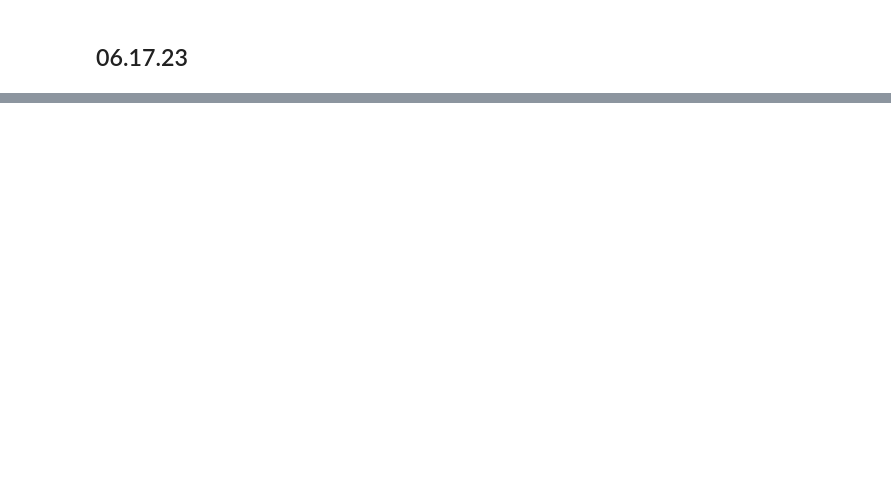
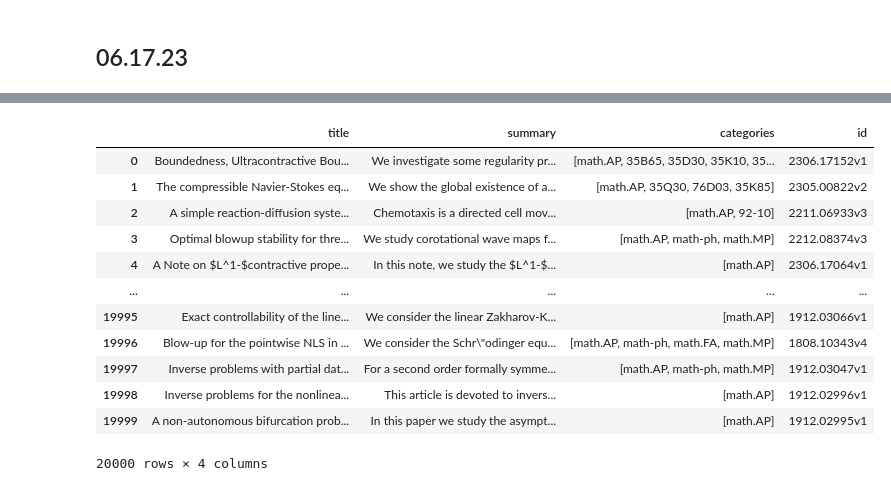
Before and after one commit to Michael-Geis/Fritz, a Jupyter notebook: collection.ipynb, the cells around one changed output, grey strips where cells are left out. Drawn from its saved outputs; the diff is of its cells as text; code cells hidden in the pictures; blank space fills up the shorter version.

Commit message:
see 6.29 log notes for these changes

```diff
--- a/collection.ipynb
+++ b/collection.ipynb
@@ -615,3 +615,32 @@ clean_data.head()
 | 2 | A sparse approximation of the Lie... | The aim of this paper is to prese... | [Virginie Ehrlacher, Luca Nenna] | None | NaN |
 | 3 | Stationarity and Fredholm theory ... | In a recent paper, we proved that... | [Oliver Petersen, András Vasy] | [Wave equation, Scattering theory... | NaN |
 | 4 | Remarks on paper "Two-term spectr... | In this note, by pointing out sev... | [Genqian Liu] | None | NaN |
+# %%
+import data_storage
+import importlib
+importlib.reload(data_storage)
+
+
+data = data_storage.ArXivData()
+
+max_results = 20000
+offset = 0
+data.load_from_query(query_string='cat:math.AP',
+                     max_results=max_results,
+                     offset=offset,
+                     )
+data.data
+# %% [output]
+|  | title | summary | categories | id |
+| 0 | Boundedness, Ultracontractive Bou... | We investigate some regularity pr... | [math.AP, 35B65, 35D30, 35K10, 35... | 2306.17152v1 |
+| 1 | The compressible Navier-Stokes eq... | We show the global existence of a... | [math.AP, 35Q30, 76D03, 35K85] | 2305.00822v2 |
+| 2 | A simple reaction-diffusion syste... | Chemotaxis is a directed cell mov... | [math.AP, 92-10] | 2211.06933v3 |
+| 3 | Optimal blowup stability for thre... | We study corotational wave maps f... | [math.AP, math-ph, math.MP] | 2212.08374v3 |
+| 4 | A Note on $L^1-$contractive prope... | In this note, we study the $L^1-$... | [math.AP] | 2306.17064v1 |
+| ... | ... | ... | ... | ... |
+| 19995 | Exact controllability of the line... | We consider the linear Zakharov-K... | [math.AP] | 1912.03066v1 |
+| 19996 | Blow-up for the pointwise NLS in ... | We consider the Schr\"odinger equ... | [math.AP, math-ph, math.FA, math.MP] | 1808.10343v4 |
+| 19997 | Inverse problems with partial dat... | For a second order formally symme... | [math.AP, math-ph, math.MP] | 1912.03047v1 |
+| 19998 | Inverse problems for the nonlinea... | This article is devoted to invers... | [math.AP] | 1912.02996v1 |
+| 19999 | A non-autonomous bifurcation prob... | In this paper we study the asympt... | [math.AP] | 1912.02995v1 |
+20000 rows × 4 columns
```
Also changed, not shown: parts of 3 cells of this notebook, 2 other files.
